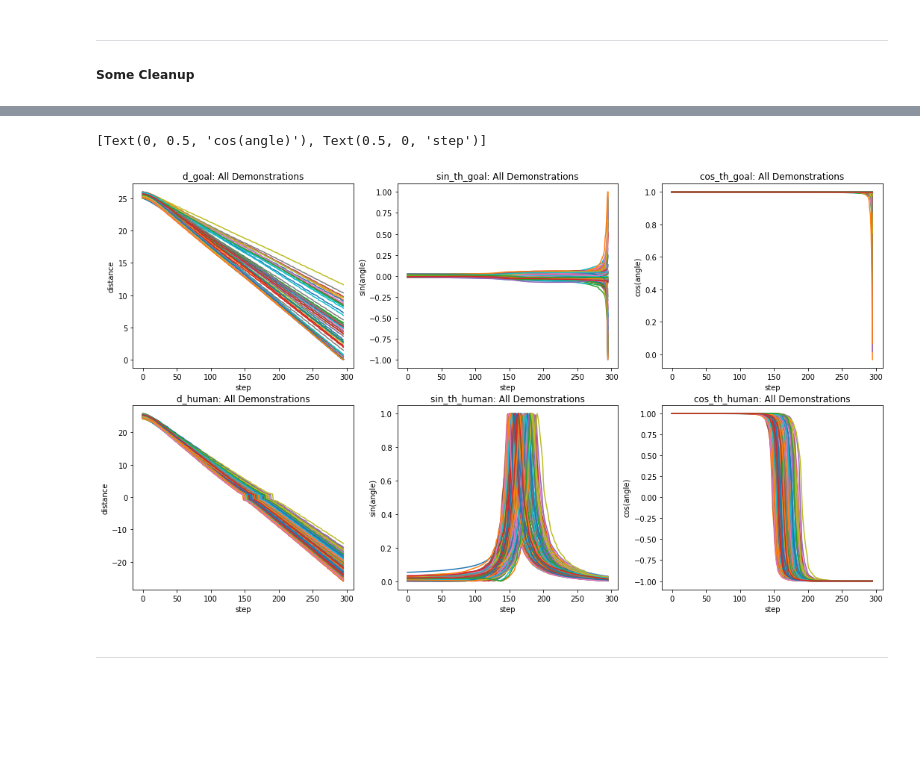
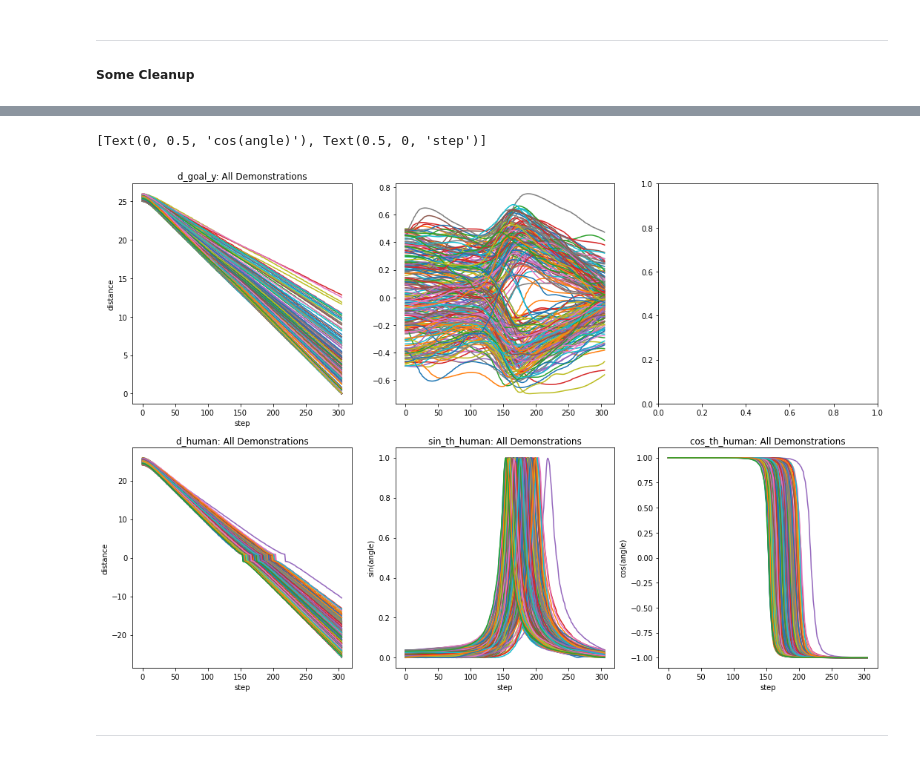
Before and after one commit to yildirimyigit/irl_sfm, a Jupyter notebook: python_ws/cnmp_data_prer/2_people_sources_sinks_preprocess.ipynb, the cells around one changed output, grey strips where cells are left out. Cells and saved outputs as stored; diff of their text form; code cells hidden in the pictures; blank space fills up the shorter version.

```diff
--- a/python_ws/cnmp_data_prer/2_people_sources_sinks_preprocess.ipynb
+++ b/python_ws/cnmp_data_prer/2_people_sources_sinks_preprocess.ipynb
@@ -1,10 +1,10 @@
 # %%
 import numpy as np
 
-data_path = '/home/yigit/Documents/projects/irl_sfm/data/demonstrations/2_people_sources_sinks/1591136940.npy'
+data_path = '/home/yigit/Documents/projects/irl_sfm/data/demonstrations/2_people_sources_sinks/1591484085.npy'
 tracks = np.load(data_path, allow_pickle=True, encoding='latin1')
-tracks = tracks[:-2]  # last two were not complete, discarding them
-tracks=tracks[range(0, len(tracks), 2)]
+tracks = tracks[:-1]  # last two were not complete, discarding them
+# tracks=tracks[range(0, len(tracks), 2)]
 num_tracks = len(tracks)
 print(num_tracks)
 # %% [output]
@@ -26,13 +26,13 @@ print(f'{min_id}: {min_len}')
 Uniformly selecting *desired_len* samples per track
 # %%
 desired_len = min_len
-X, Y = np.zeros((num_tracks, desired_len, 9)), np.zeros((num_tracks, desired_len, 2))
+X, Y = np.zeros((num_tracks, desired_len, 8)), np.zeros((num_tracks, desired_len, 2))
 
 for i in range(num_tracks):
     # normalizing the lengths
     len_track = len(tracks[i])
     indices = np.linspace(0, len_track-1, desired_len, dtype=int)  # <desired_len>-many indices are selected uniformly
-    x, y = np.zeros((desired_len, 9)), np.zeros((desired_len, 2))
+    x, y = np.zeros((desired_len, 8)), np.zeros((desired_len, 2))
     for new_ind, old_ind in enumerate(indices):
         x[new_ind] = tracks[i][old_ind][:-2]
         y[new_ind] = tracks[i][old_ind][-2:]
@@ -89,12 +84,16 @@ newX, newY = [], []
 for i in range(num_tracks):
     keep = True
     for j in range(desired_len-1):
-        if np.abs(X[i,j,1] - X[i,j+1,1]) > 5:  # jumps in d_g more than 5m
+        if np.abs(X[i,j,1] - X[i,j+1,1]) > 3:  # jumps in d_g_x more than 3m
             print(i)
             keep = False
             break
-        elif np.abs(X[i,j,4] - X[i,j+1,4]) > 3:  # jumps in d_h more than 3m
+        elif np.abs(X[i,j,3] - X[i,j+1,3]) > 3:  # jumps in d_h more than 3m
             print(f'{i}: {X[i,j,3]} - {X[i,j+1,3]}')
+            keep = False
+            break
+        elif X[i,j,1] < 0:
+            print(i)
             keep = False
             break
     if keep:
@@ -117,39 +126,39 @@ print(Y.shape)
 # %%
-plt.rcParams['figure.figsize'] = [18, 10]
+import matplotlib.pyplot as plt
+%matplotlib inline
+plt.rcParams['figure.figsize'] = [18, 12]
 
 fig, axs = plt.subplots(2, 3)
 for i in range(num_tracks):
     axs[0, 0].plot(range(desired_len), X[i, :, 1])
-axs[0, 0].set_title('d_goal: All Demonstrations')
+axs[0, 0].set_title('d_goal_x: All Demonstrations')
 axs[0, 0].set(xlabel='step', ylabel='distance')
 
 for i in range(num_tracks):
     axs[0, 1].plot(range(desired_len), X[i, :, 2])
-axs[0, 1].set_title('sin_th_goal: All Demonstrations')
-axs[0, 1].set(xlabel='step', ylabel='sin(angle)')
+axs[0, 0].set_title('d_goal_y: All Demonstrations')
+axs[0, 0].set(xlabel='step', ylabel='distance')
 
 for i in range(num_tracks):
-    axs[0, 2].plot(range(desired_len), X[i, :, 3])
-axs[0, 2].set_title('cos_th_goal: All Demonstrations')
-axs[0, 2].set(xlabel='step', ylabel='cos(angle)')
-
-for i in range(num_tracks):
-    axs[1, 0].plot(range(desired_len), X[i, :, 4])
+    axs[1, 0].plot(range(desired_len), X[i, :, 3])
 axs[1, 0].set_title('d_human: All Demonstrations')
 axs[1, 0].set(xlabel='step', ylabel='distance')
 
 for i in range(num_tracks):
-    axs[1, 1].plot(range(desired_len), X[i, :, 5])
+    axs[1, 1].plot(range(desired_len), X[i, :, 4])
 axs[1, 1].set_title('sin_th_human: All Demonstrations')
 axs[1, 1].set(xlabel='step', ylabel='sin(angle)')
 
 for i in range(num_tracks):
-    axs[1, 2].plot(range(desired_len), X[i, :, 6])
+    axs[1, 2].plot(range(desired_len), X[i, :, 5])
 axs[1, 2].set_title('cos_th_human: All Demonstrations')
 axs[1, 2].set(xlabel='step', ylabel='cos(angle)')
+
+# for ax in axs.flat:
+#     ax.label_outer()
 # %% [output]
 [Text(0, 0.5, 'cos(angle)'), Text(0.5, 0, 'step')]
-[figure, old version]
+[figure, new version]
 # %% [markdown]
 ---
 # %%
```
Also changed, not shown: parts of 5 cells of this notebook.
